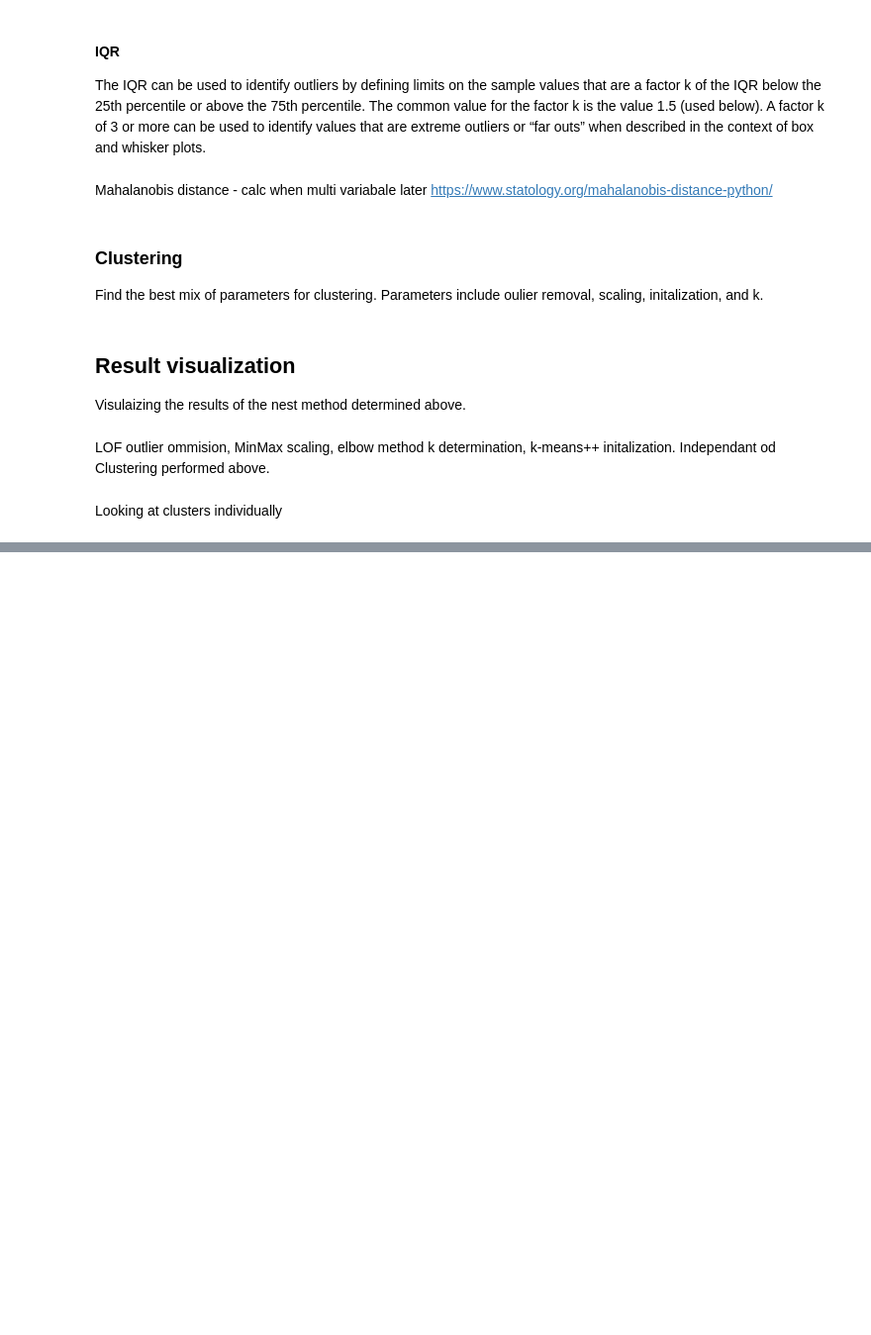
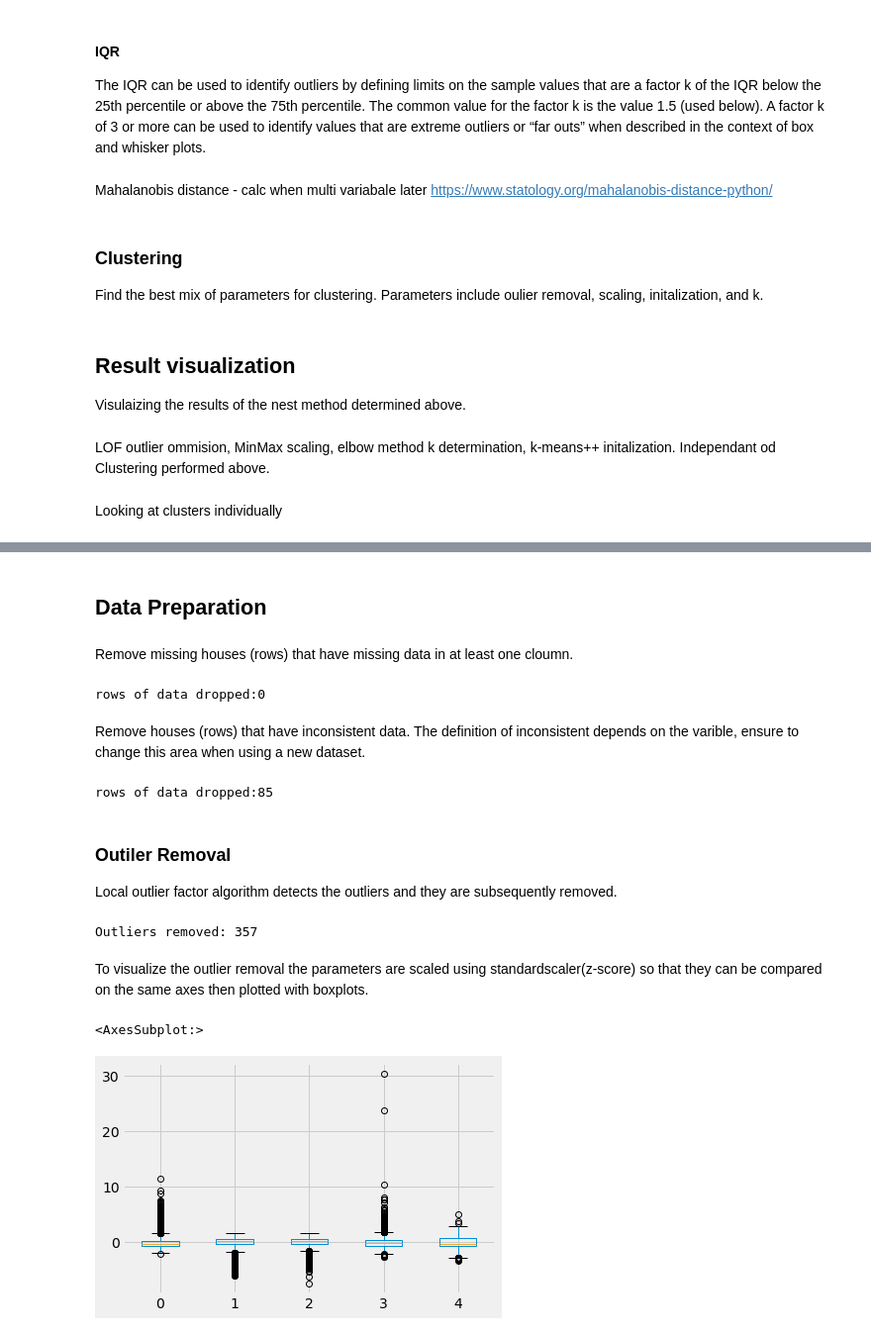
Before and after one commit to NRCan-IETS-CE-O-HBC/HTAP-projects, a Jupyter notebook: K-means-Archetypes/Development-of-Archetypes-Using-K-means.ipynb, the cells around one changed output, grey strips where cells are left out. Shown at 99% size. Cells and saved outputs as stored; diff of their text form; code cells hidden in the pictures; blank space fills up the shorter version.

```diff
--- a/K-means-Archetypes/Development-of-Archetypes-Using-K-means.ipynb
+++ b/K-means-Archetypes/Development-of-Archetypes-Using-K-means.ipynb
@@ -729,0 +804,63 @@ sns.scatterplot(x='MainWallIns',y= 'Air50P', data=clusters, hue= 'label')
+# %% [markdown]
+## Data Preparation
+# %% [markdown]
+Remove missing houses (rows) that have missing data in at least one cloumn.
+# %%
+#Drop the rows where at least one element is NA.
+cleaned_data = ers_sample_records.dropna()
+removed = len(ers_sample_records )-len(cleaned_data)
+#print amount of rows removed
+print('rows of data dropped:%d' %removed )
+# %% [output]
+rows of data dropped:0
+# %% [markdown]
+Remove houses (rows) that have inconsistent data. The definition of inconsistent depends on the varible, ensure to change this area when using a new dataset.
+# %%
+#input bounds for each paramter
+filt_data = cleaned_data[cleaned_data['Air50P'] > 0]
+filt_data = filt_data[filt_data['Rating'] > 0]
+filt_data = filt_data[filt_data['YearBuilt'] > 0]
+filt_data = filt_data[filt_data['FloorArea'] > 0]
+filt_data = filt_data[filt_data['MainWallIns'] > 0]
+
+#print amount of rows removed
+removed = len(cleaned_data )-len(filt_data)
+print('rows of data dropped:%d' %removed )
+# %% [output]
+rows of data dropped:85
+# %% [markdown]
+### Outiler Removal
+Local outlier factor algorithm detects the outliers and they are subsequently removed.
+# %%
+#define the model
+
+lof = LocalOutlierFactor(n_neighbors=20)
+lof_pred = lof.fit_predict(filt_data)
+
+#extract the negative outputs as the outliers.
+mask = lof_pred != -1
+
+#remove rows with outliers
+lof_data = filt_data[mask] #i dont think this works for sets with more than 1 varibale
+
+#print amount of points deleated
+
+outliers_rem = len(filt_data) - lof_data.shape[0]
+print ('Outliers removed: %d' %outliers_rem )
+# %% [output]
+Outliers removed: 357
+# %% [markdown]
+To visualize the outlier removal the parameters are scaled using standardscaler(z-score) so that they can be compared on the same axes then plotted with boxplots.
+# %%
+#inintalize scaler
+scaled = StandardScaler()
+
+#scale filtered data in preparation for plotting
+scaled_filt_data = pd.DataFrame(scaled.fit_transform(filt_data))
+
+#plot boxplots before outlier removal
+
+scaled_filt_data.boxplot()
+# %% [output]
+<AxesSubplot:>
+[figure, added]
```
Also changed, not shown: parts of 110 cells of this notebook.
